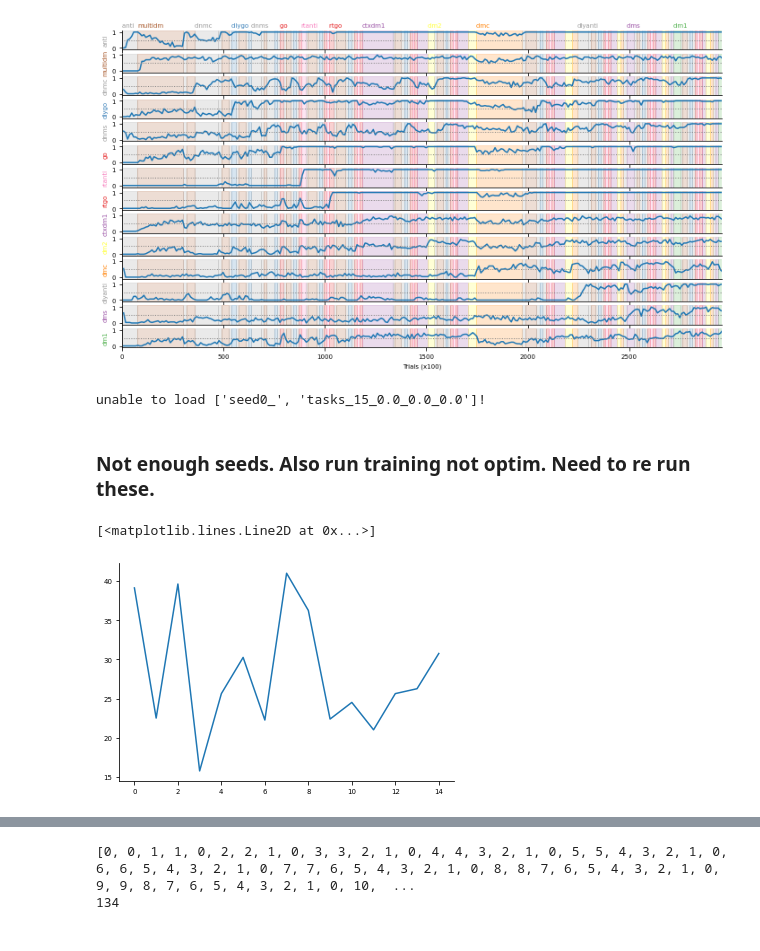
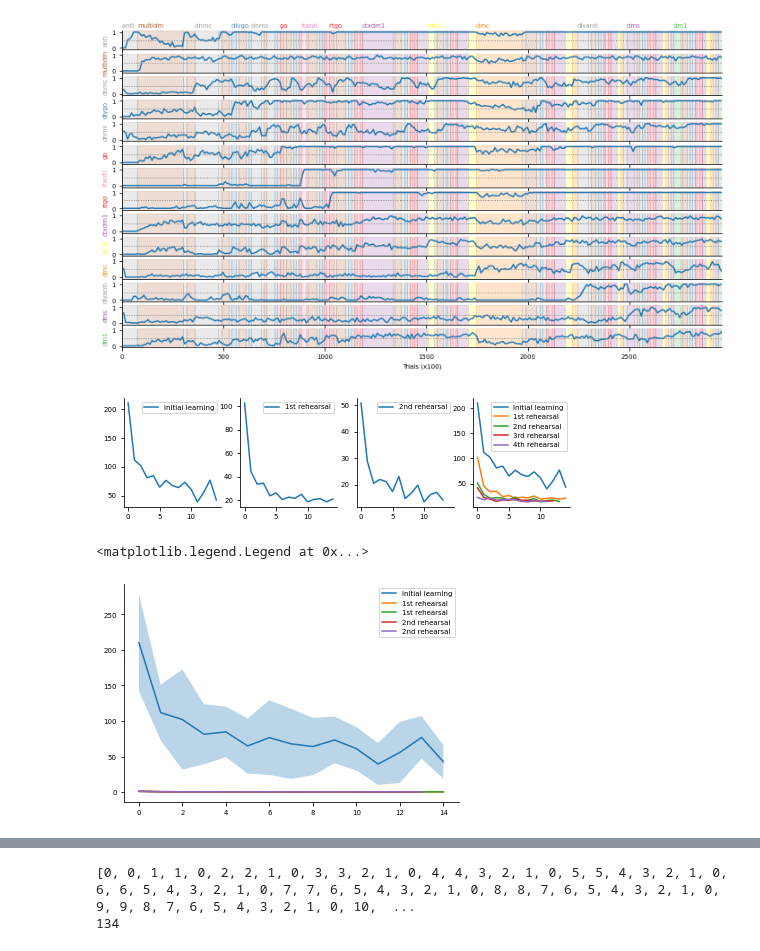
Before and after one commit to hummosa/Thalamus, a Jupyter notebook: analysis/Figure1.ipynb, the cells around one changed output, grey strips where cells are left out. Cells and saved outputs as stored; diff of their text form; code cells hidden in the pictures.

```diff
--- a/analysis/Figure1.ipynb
+++ b/analysis/Figure1.ipynb
@@ -51,12 +51,18 @@ from utils import get_logs_and_files, convert_train_to_test_idx
 folder_name = './../files/factorized/'
 folder_name = './../files/final_policy_weaning/'
 folder_name = './../files/final_bu2/'
+folder_name = './../files/paper_data/'
 # %%
 # experiments = ['same_net', 'train_to_criterion', 'rehearsal', 'random_gates_mul',]
 # experiments += ['random_gates_only', 'random_gates_no_rehearsal', 'random_gates_rehearsal_no_train_to_criterion'] #
 
+
 exps = ['same_net', 'random_gates_only', 'train_to_criterion', 'random_gates_no_rehearsal' , 'rehearsal','random_gates_mul',   'random_gates_rehearsal_no_train_to_criterion'  ]# ]# 'cognitive_observer', ]
 exps_names= ['RNN', 'Task_ID',       'train to\ncriterion', 'Task_ID\n+ TTC' ,'Rehearsal\n+TTC', 'TTC+Reh\n+task_ID', 'no ttc']#  'cognitive_observer', ]
+
+exps = ['same_net', 'random_gates_only',  'random_gates_no_rehearsal' , 'rehearsal','random_gates_mul',     ]# ]# 'cognitive_observer', ]
+exps_names= ['RNN', 'Task_ID',        'Task_ID\n+ TTC' ,'Rehearsal\n+TTC', 'TTC+Reh\n+task_ID', ]#  'cognitive_observer', ]
+
 last_task_idx = [14, 14, 14, 14 ,118, 118, 118 ]# 'cognitive_observer', ]
 accuracy_dict = {}
 total_trials_dict={}
@@ -334,7 +347,7 @@ config, training_log, testing_log = load_simulation(folder_name, exp_name, seed,
 data = defaultdict(list)
 no_of_tasks = 15
 
-Seeds = range(9)
+Seeds = range(15,22)
 Var1 = [0.0, ] #[(x/10) for x in [10]]#range(5,14, 2)] # gates_mean  #0 1 add mul
 Var2 = [0.0] # used to pass no of exp  #[-0.3] #MDprob, currently gaussian cuttoff #[0.0001, 0.001]#range(0,3, 1) #gates mean
 Var3 = [0.0] # [(x/10) for x in range(1,5, 1)] #gates_std  #, 3.5, 4, 4.5, 5, 5.5, 6, 6.5]
@@ -352,15 +365,40 @@ for jobi, par_set in enumerate(expVars):
         data['ttcs_new'].append(get_ttcs_per_task_position(training_log, rehearsal_no=0))
         data['ttcs_first'].append(get_ttcs_per_task_position(training_log, rehearsal_no=1))
         data['ttcs_second'].append(get_ttcs_per_task_position(training_log, rehearsal_no=2))
+        data['ttcs_third'].append(get_ttcs_per_task_position(training_log, rehearsal_no=3))
+        data['ttcs_fourth'].append(get_ttcs_per_task_position(training_log, rehearsal_no=4))
-# %% [output]
-unable to load ['seed0_', 'tasks_15_0.0_0.0_0.0']!
-# %% [markdown]
-### Not enough seeds. Also run training not optim. Need to re run these.
-# %%
-plt.plot(np.mean(np.stack(data['ttcs_first']), 0))
-# %% [output]
-[<matplotlib.lines.Line2D at 0x...>]
-[figure, removed]
+# %%
+fig, axes = plt.subplots(1,4, sharex=True, figsize=[8, 2])
+axes[0].plot(np.mean(np.stack(data['ttcs_new']), 0), label = 'Initial learning')
+axes[1].plot(np.mean(np.stack(data['ttcs_first']), 0), label = '1st rehearsal')
+axes[2].plot(np.mean(np.stack(data['ttcs_second']), 0), label = '2nd rehearsal')
+axes[3].plot(np.mean(np.stack(data['ttcs_new']), 0), label = 'Initial learning')
+axes[3].plot(np.mean(np.stack(data['ttcs_first']), 0), label = '1st rehearsal')
+axes[3].plot(np.mean(np.stack(data['ttcs_second']), 0), label = '2nd rehearsal')
+axes[3].plot(np.mean(np.stack(data['ttcs_third']), 0), label = '3rd rehearsal')
+axes[3].plot(np.mean(np.stack(data['ttcs_fourth']), 0), label = '4th rehearsal')
+for ax in axes:
+    ax.legend()
+# %% [output]
+[figure, added]
+# %%
+m_0 = np.mean(np.stack(data['ttcs_new']), 0)
+std_0 = np.std(np.stack(data['ttcs_new']), 0)
+m_1 = np.mean(np.stack(data['ttcs_first']), 0)
+std_1 = np.std(np.stack(data['ttcs_first']), 0)
+m_2 = np.mean(np.stack(data['ttcs_second']), 0)
+std_2 = np.std(np.stack(data['ttcs_second']), 0)
+m, st = m_0, std_0
+plt.fill_between(range(len(m)), m-st, m+st,alpha=0.3)
+plt.plot(m,  label = 'Initial learning')
+plt.plot(m_1/max(m_1), label = '1st rehearsal')
+plt.plot(m_1/max(m_1), label = '1st rehearsal')
+plt.plot(m_2/max(m_2), label = '2nd rehearsal')
+plt.plot(m_2/max(m_2), label = '2nd rehearsal')
+plt.legend()
+# %% [output]
+<matplotlib.legend.Legend at 0x...>
+[figure, added]
 # %%
 experiments = [ 'shuffle_add', 'shuffle_mul', 'random_gates_add', 'random_gates_mul',]
 experiments = [  'shuffle_mul','random_gates_mul','shuffle_add','random_gates_add','random_gates_both',]
```
Also changed, not shown: parts of 5 cells of this notebook, 4 other files.
